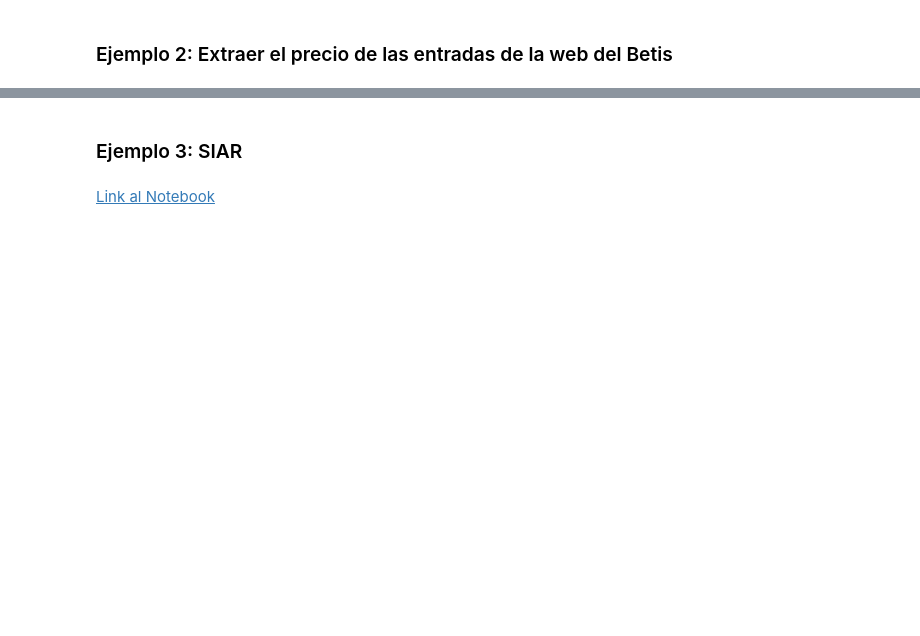
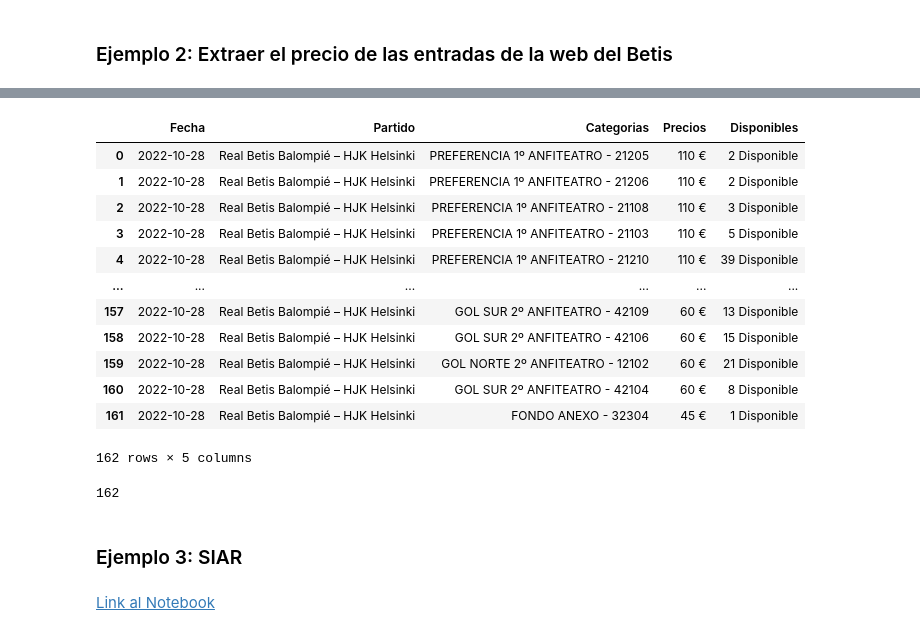
Before and after one commit to rafazamb/DS_PT_PR_SEP22, a Jupyter notebook: 02-Data_analysis/02-Procesos ETL/03-Web Scraping/Web Scraping.ipynb, the cells around one changed output, grey strips where cells are left out. Drawn from its saved outputs; the diff is of its cells as text; code cells hidden in the pictures; blank space fills up the shorter version.

```diff
--- a/02-Data_analysis/02-Procesos ETL/03-Web Scraping/Web Scraping.ipynb
+++ b/02-Data_analysis/02-Procesos ETL/03-Web Scraping/Web Scraping.ipynb
@@ -147,0 +588,11 @@ driver = webdriver.Chrome(executable_path=ChromeDriverManager().install())
+# %%
+L = entradas.split('\n')
+categorias = []
+precios = []
+disponibles = []
+
+for indice,elem in enumerate(L):
+    if '€' in elem:
+        precios.append(elem)
+        categorias.append(L[indice-1])
+        disponibles.append(L[indice+1])
@@ -147,0 +603,30 @@ driver = webdriver.Chrome(executable_path=ChromeDriverManager().install())
+# %%
+betis = pd.DataFrame({'Fecha':[fecha_hoy]*len(categorias),
+                      'Partido':[partido]*len(categorias),
+                      'Categorias':categorias,
+                      'Precios':precios,
+                      'Disponibles':disponibles})
+
+#betis.loc[betis.Categorias.str.contains('22215')]
+betis
+# %% [output]
+|  | Fecha | Partido | Categorias | Precios | Disponibles |
+| 0 | 2022-10-28 | Real Betis Balompié – HJK Helsinki | PREFERENCIA 1º ANFITEATRO - 21205 | 110 € | 2 Disponible |
+| 1 | 2022-10-28 | Real Betis Balompié – HJK Helsinki | PREFERENCIA 1º ANFITEATRO - 21206 | 110 € | 2 Disponible |
+| 2 | 2022-10-28 | Real Betis Balompié – HJK Helsinki | PREFERENCIA 1º ANFITEATRO - 21108 | 110 € | 3 Disponible |
+| 3 | 2022-10-28 | Real Betis Balompié – HJK Helsinki | PREFERENCIA 1º ANFITEATRO - 21103 | 110 € | 5 Disponible |
+| 4 | 2022-10-28 | Real Betis Balompié – HJK Helsinki | PREFERENCIA 1º ANFITEATRO - 21210 | 110 € | 39 Disponible |
+| ... | ... | ... | ... | ... | ... |
+| 157 | 2022-10-28 | Real Betis Balompié – HJK Helsinki | GOL SUR 2º ANFITEATRO - 42109 | 60 € | 13 Disponible |
+| 158 | 2022-10-28 | Real Betis Balompié – HJK Helsinki | GOL SUR 2º ANFITEATRO - 42106 | 60 € | 15 Disponible |
+| 159 | 2022-10-28 | Real Betis Balompié – HJK Helsinki | GOL NORTE 2º ANFITEATRO - 12102 | 60 € | 21 Disponible |
+| 160 | 2022-10-28 | Real Betis Balompié – HJK Helsinki | GOL SUR 2º ANFITEATRO - 42104 | 60 € | 8 Disponible |
+| 161 | 2022-10-28 | Real Betis Balompié – HJK Helsinki | FONDO ANEXO - 32304 | 45 € | 1 Disponible |
+162 rows × 5 columns
+# %%
+# Guardamos el resultado en una base de datos
+import sqlite3
+BBDD_BETIS = sqlite3.connect('BBDD_BETIS.sqlite')
+betis.to_sql('BETIS',con=BBDD_BETIS,if_exists='append')
+# %% [output]
+162
```
Also changed, not shown: parts of 41 cells of this notebook.
